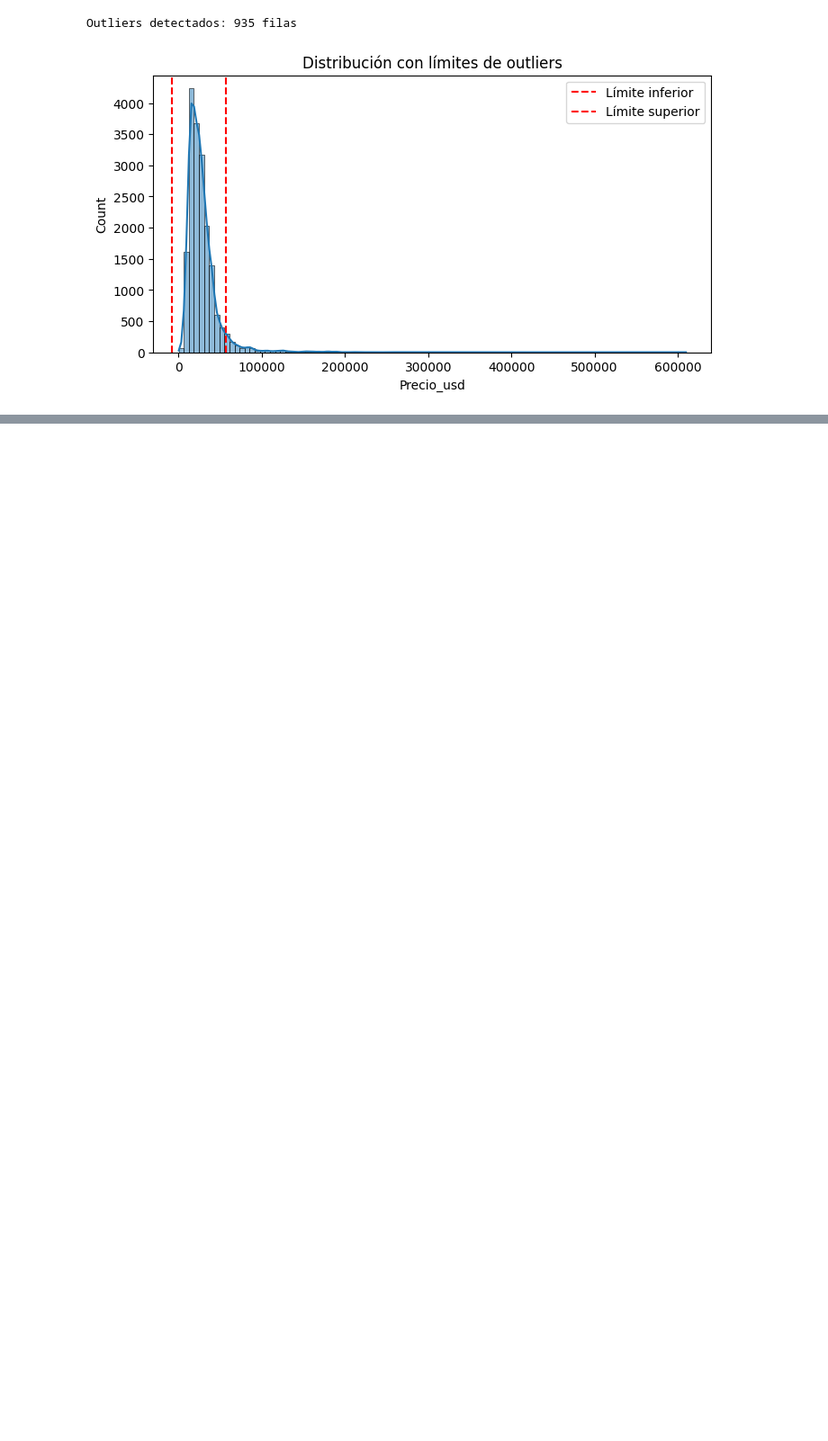
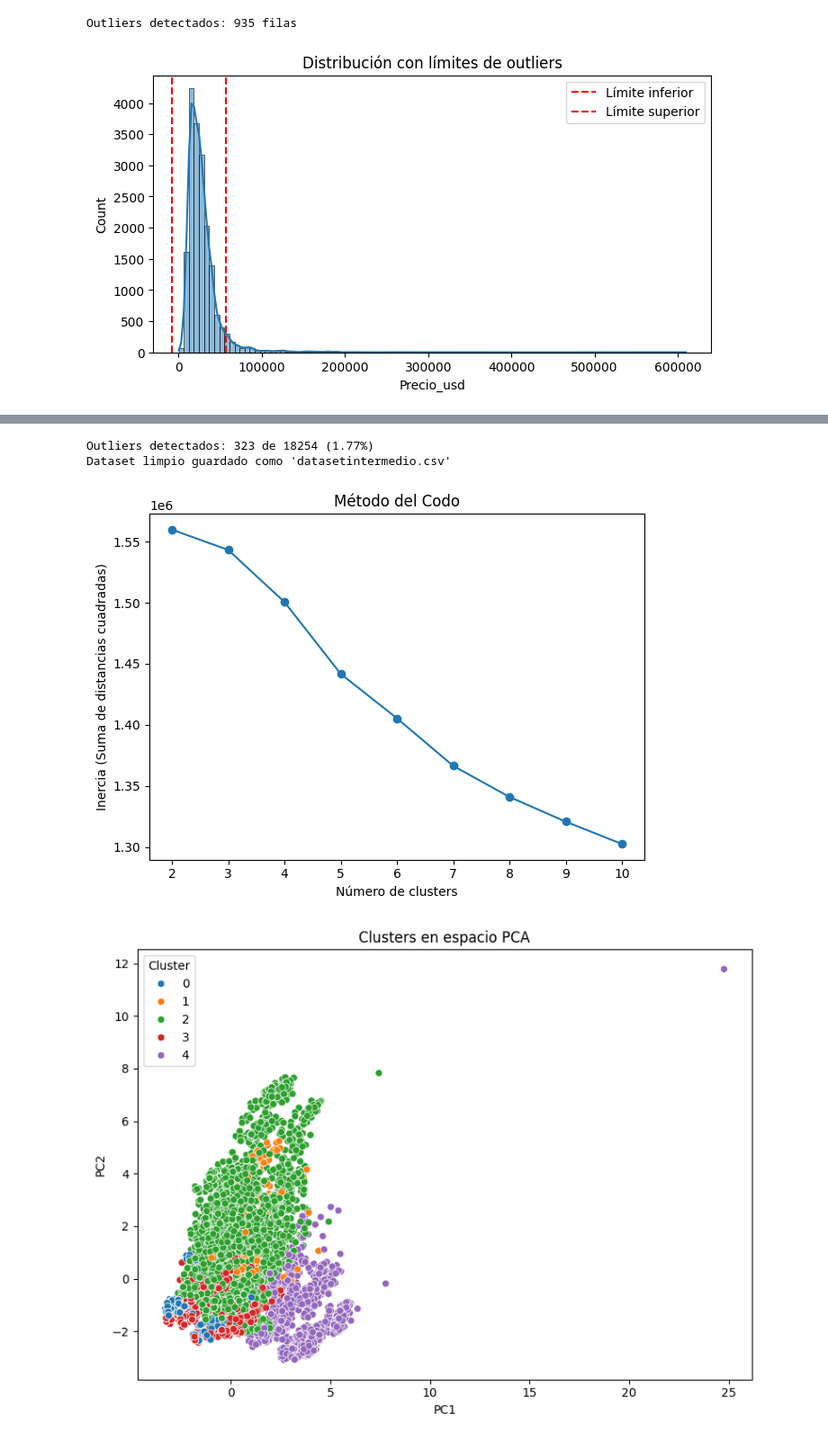
Before and after one commit to Sdomato/Proyecto-final-ML, a Jupyter notebook: datasetintermedio.ipynb, the cells around one changed output, grey strips where cells are left out. Shown at 90% size. Cells and saved outputs as stored; diff of their text form; code cells hidden in the pictures; blank space fills up the shorter version.

```diff
--- a/datasetintermedio.ipynb
+++ b/datasetintermedio.ipynb
@@ -408,0 +462,65 @@ Outliers detectados: 437 filas
+# %%
+n_outliers = (df['es_outlier'] == 1).sum()
+total = len(df)
+print(f"Outliers detectados: {n_outliers} de {total} ({(n_outliers / total * 100):.2f}%)")
+
+
+outliers_df = df[df['es_outlier'] == 1]
+outliers_df.to_csv('outliers_detectados.csv', index=False)
+
+df.head(5)
+df.to_csv("datasetintermedio.csv", index=False)
+print("Dataset limpio guardado como 'datasetintermedio.csv'")
+# %% [output]
+Outliers detectados: 323 de 18254 (1.77%)
+Dataset limpio guardado como 'datasetintermedio.csv'
+# %%
+from sklearn.cluster import KMeans
+from sklearn.decomposition import PCA
+from sklearn.preprocessing import StandardScaler
+import matplotlib.pyplot as plt
+import seaborn as sns
+import pandas as pd
+
+# 1. Escalado
+scaler = StandardScaler()
+X_scaled = scaler.fit_transform(X)
+
+# 2. PCA conservando 95% varianza
+pca = PCA(n_components=0.95)
+X_pca = pca.fit_transform(X_scaled)
+
+# 3. Elegir número de clusters con el método del codo (opcional pero útil)
+inertias = []
+for k in range(2, 11):
+    kmeans = KMeans(n_clusters=k, random_state=42)
+    kmeans.fit(X_pca)
+    inertias.append(kmeans.inertia_)
+
+plt.plot(range(2, 11), inertias, marker='o')
+plt.xlabel("Número de clusters")
+plt.ylabel("Inercia (Suma de distancias cuadradas)")
+plt.title("Método del Codo")
+plt.tight_layout()
+plt.show()
+
+# 4. Entrenar con el k elegido (por ejemplo 4)
+kmeans_final = KMeans(n_clusters=5, random_state=42)
+clusters = kmeans_final.fit_predict(X_pca)
+
+# 5. Agregar al DataFrame original para analizar
+df_con_clusters = df.copy()
+df_con_clusters["cluster"] = clusters
+
+# 6. Visualizar clusters en las dos primeras componentes
+plt.figure(figsize=(8,6))
+sns.scatterplot(x=X_pca[:, 0], y=X_pca[:, 1], hue=clusters, palette="tab10")
+plt.title("Clusters en espacio PCA")
+plt.xlabel("PC1")
+plt.ylabel("PC2")
+plt.legend(title="Cluster")
+plt.tight_layout()
+plt.show()
+# %% [output]
+[figure, added]
+[figure, added]
```
Also changed, not shown: parts of 6 cells of this notebook, 2 other files.
